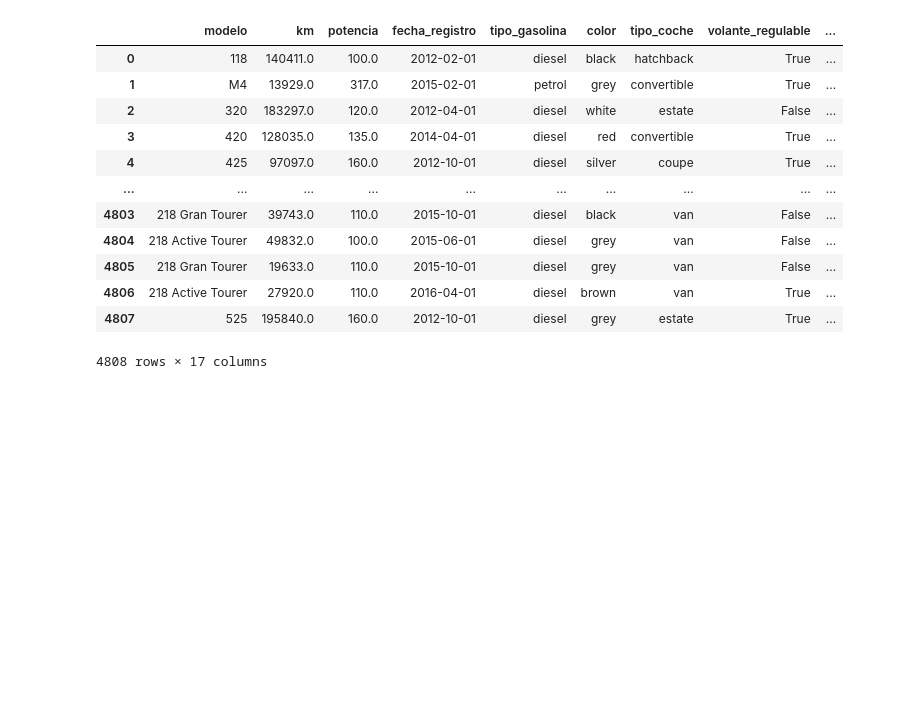
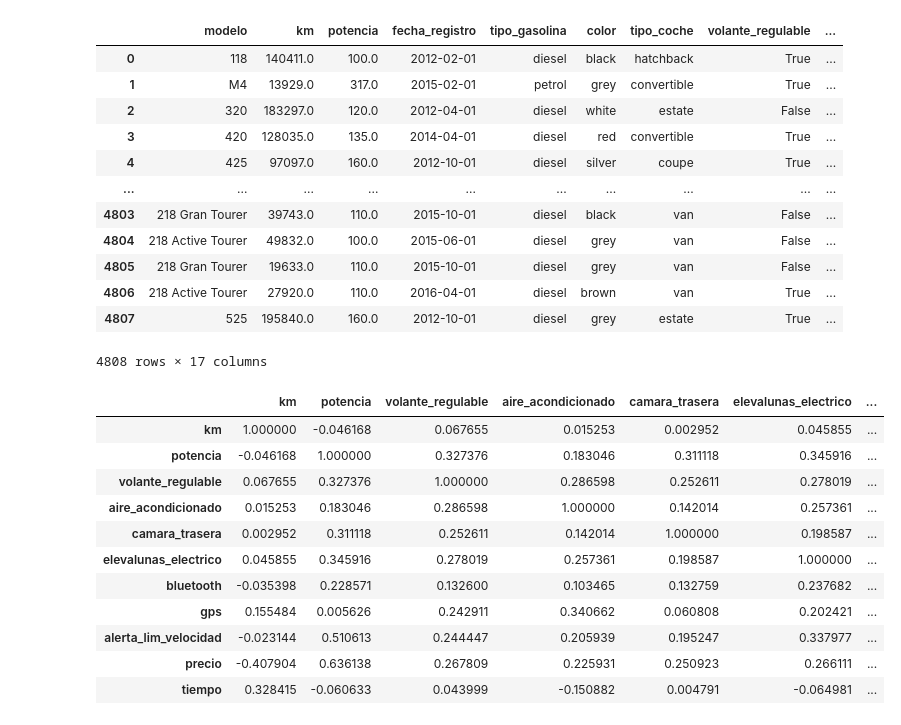
Before and after one commit to Wolfsteno/data-science-projects, a Jupyter notebook: Entregable 1 Data Engineering/bmw_team.ipynb, the cells around one changed output. Cells and saved outputs as stored; diff of their text form; code cells hidden in the pictures; blank space fills up the shorter version.

```diff
--- a/Entregable 1 Data Engineering/bmw_team.ipynb
+++ b/Entregable 1 Data Engineering/bmw_team.ipynb
@@ -347,13 +347,13 @@ def fill_nulls(df, target: str):
 # %%
 print("Pre-función:")
 print(df["aire_acondicionado"].value_counts(),"\n")
-df = fill_nulls(df, "aire_acondicionado")
+df = fill_nulls(df, "aire_acondicionado", is_bool=True)
 print("Post-función:")
 print(df["aire_acondicionado"].value_counts(), "\n")
 
 print("Pre-función:")
 print(df["bluetooth"].value_counts(),"\n")
-df = fill_nulls(df, "bluetooth")
+df = fill_nulls(df, "bluetooth", is_bool=True)
 print("Post-función:")
 print(df["bluetooth"].value_counts(), "\n")
 # %% [output]
@@ -463,7 +463,7 @@ df_sup.sort_values("potencia", ascending=False)
 # %% [markdown]
 No parece ser que este relacionado el modelo con la potencia, por lo que lo rellenare con la moda segun su modelo.
 # %%
-df = fill_nulls(df, "alerta_lim_velocidad")
+df = fill_nulls(df, "alerta_lim_velocidad", is_bool=True)
 
 df.isna().sum()
 # %% [output]
@@ -683,6 +683,7 @@ df[df["tiempo"] < pd.Timedelta(0, unit="d")]
 | 175 | 320 | 181052.0 | 120.0 | 2012-10-01 | diesel | black | estate | False | ... |
 # %%
 df.drop(df[df["tiempo"] < pd.Timedelta(0, unit="d")].index, inplace=True) #42, 175
+df.drop_duplicates(inplace=True, ignore_index=True)
 df.reset_index(drop=True, inplace=True)
 df
 # %% [output]
@@ -699,3 +700,24 @@ df
 | 4806 | 218 Active Tourer | 27920.0 | 110.0 | 2016-04-01 | diesel | brown | van | True | ... |
 | 4807 | 525 | 195840.0 | 160.0 | 2012-10-01 | diesel | grey | estate | True | ... |
 4808 rows × 17 columns
+# %%
+del df["fecha_venta"]
+del df ["fecha_registro"]
+
+df["tiempo"] = df["tiempo"].dt.days.astype('int16')
+# %%
+corr = df.corr(numeric_only = True)
+corr.style.background_gradient(cmap='coolwarm')
+# %% [output]
+|  | km | potencia | volante_regulable | aire_acondicionado | camara_trasera | elevalunas_electrico | ... |
+| km | 1.000000 | -0.046168 | 0.067655 | 0.015253 | 0.002952 | 0.045855 | ... |
+| potencia | -0.046168 | 1.000000 | 0.327376 | 0.183046 | 0.311118 | 0.345916 | ... |
+| volante_regulable | 0.067655 | 0.327376 | 1.000000 | 0.286598 | 0.252611 | 0.278019 | ... |
+| aire_acondicionado | 0.015253 | 0.183046 | 0.286598 | 1.000000 | 0.142014 | 0.257361 | ... |
+| camara_trasera | 0.002952 | 0.311118 | 0.252611 | 0.142014 | 1.000000 | 0.198587 | ... |
+| elevalunas_electrico | 0.045855 | 0.345916 | 0.278019 | 0.257361 | 0.198587 | 1.000000 | ... |
+| bluetooth | -0.035398 | 0.228571 | 0.132600 | 0.103465 | 0.132759 | 0.237682 | ... |
+| gps | 0.155484 | 0.005626 | 0.242911 | 0.340662 | 0.060808 | 0.202421 | ... |
+| alerta_lim_velocidad | -0.023144 | 0.510613 | 0.244447 | 0.205939 | 0.195247 | 0.337977 | ... |
+| precio | -0.407904 | 0.636138 | 0.267809 | 0.225931 | 0.250923 | 0.266111 | ... |
+| tiempo | 0.328415 | -0.060633 | 0.043999 | -0.150882 | 0.004791 | -0.064981 | ... |
```
Also changed, not shown: parts of 3 cells of this notebook.
